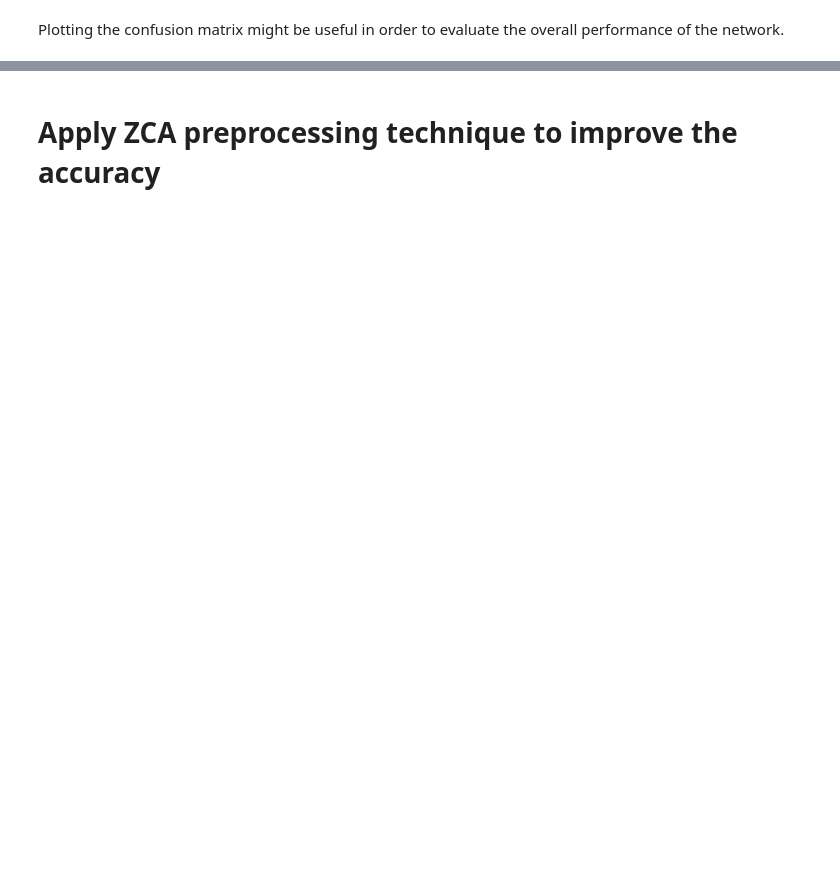
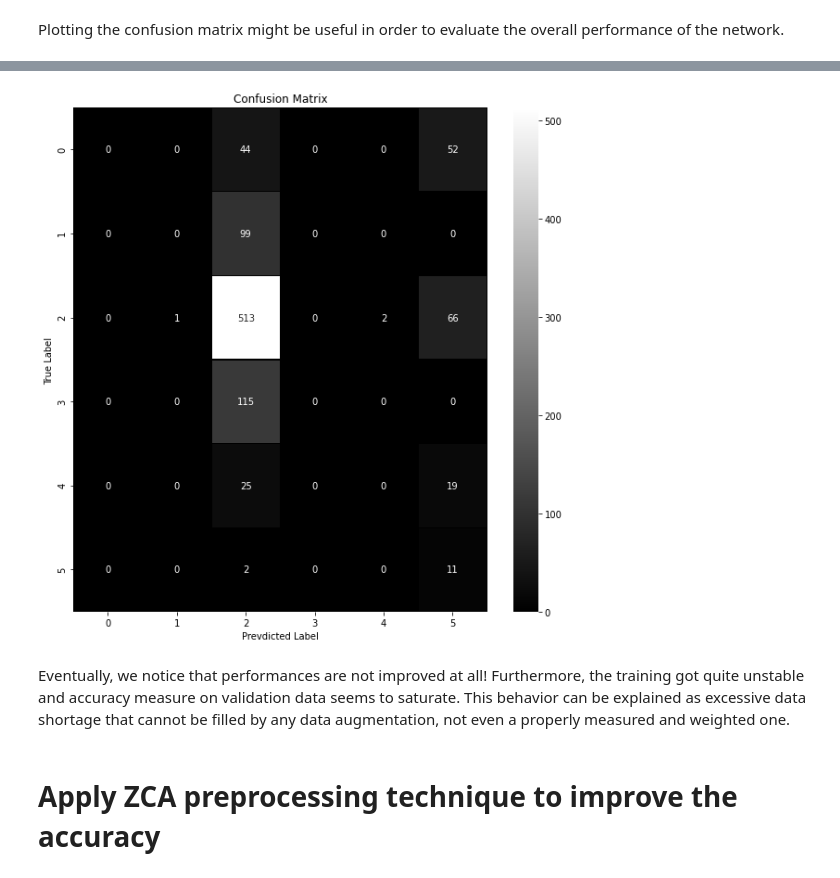
Before and after one commit to altrimentidetto/beeloving, a Jupyter notebook: Implementation/CNN_for_single_bee_recognition.ipynb, the cells around one changed output, grey strips where cells are left out. Drawn from its saved outputs; the diff is of its cells as text; code cells hidden in the pictures; blank space fills up the shorter version.

```diff
--- a/Implementation/CNN_for_single_bee_recognition.ipynb
+++ b/Implementation/CNN_for_single_bee_recognition.ipynb
@@ -514,2 +614,17 @@ As first interpretation, we can notice that the bias we had in input is replicat
+# %%
+Y_pred = model.predict(X_test)
+Y_pred_classes = np.argmax(Y_pred, axis = 1)
+Y_true = np.argmax(Y_test, axis = 1)
+confusionMatrix = confusion_matrix(Y_true, Y_pred_classes)
+f,ax=plt.subplots(figsize=(10,10))
+sns.heatmap(confusionMatrix, annot=True, linewidths=0.1, cmap = "gist_yarg_r", linecolor="black", fmt='.0f', ax=ax)
+plt.xlabel("Prevdicted Label")
+plt.ylabel("True Label")
+plt.title("Confusion Matrix")
+plt.show()
+# %% [output]
+[figure, added]
+# %% [markdown]
+Eventually, we notice that performances are not improved at all! Furthermore, the training got quite unstable and accuracy measure on validation data seems to saturate. This behavior can be explained as excessive data shortage that cannot be filled by any data augmentation, not even a properly measured and weighted one.
 # %% [markdown]
 # Apply ZCA preprocessing technique to improve the accuracy
```
Also changed, not shown: parts of 18 cells of this notebook.
